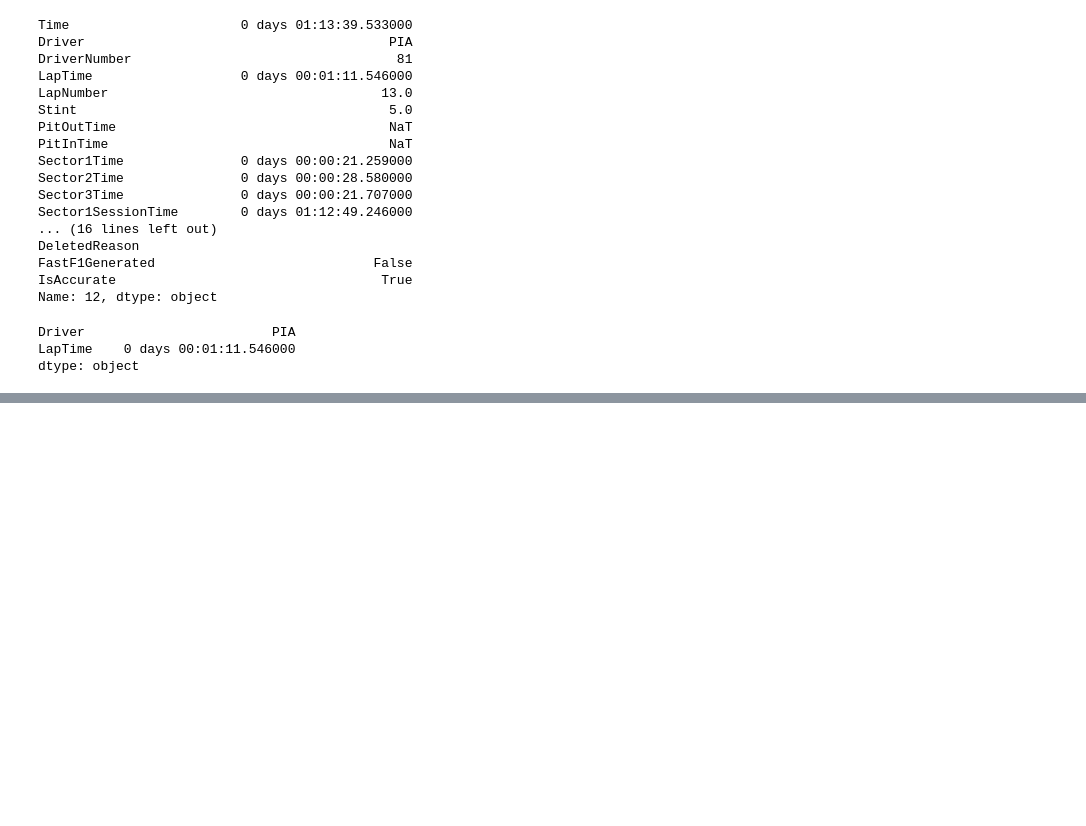
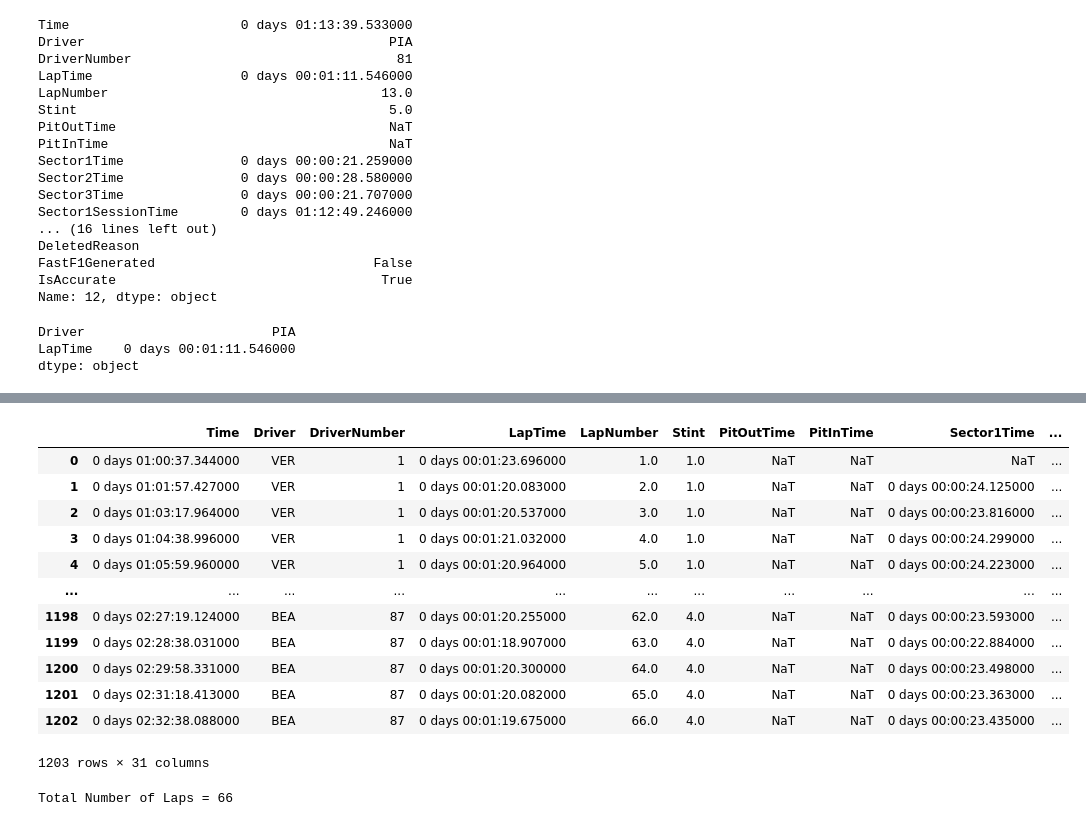
Before and after one commit to Mohandas-KJ/Slipstream-F1, a Jupyter notebook: 2026_Barcelona_GP/notebooks/02_results_and_laps.ipynb, the cells around one changed output, grey strips where cells are left out. Cells and saved outputs as stored; diff of their text form; code cells hidden in the pictures; blank space fills up the shorter version.

```diff
--- a/2026_Barcelona_GP/notebooks/02_results_and_laps.ipynb
+++ b/2026_Barcelona_GP/notebooks/02_results_and_laps.ipynb
@@ -195,0 +226,16 @@ dtype: object
+# %%
+race_laps
+# %% [output]
+|  | Time | Driver | DriverNumber | LapTime | LapNumber | Stint | PitOutTime | PitInTime | Sector1Time | ... |
+| 0 | 0 days 01:00:37.344000 | VER | 1 | 0 days 00:01:23.696000 | 1.0 | 1.0 | NaT | NaT | NaT | ... |
+| 1 | 0 days 01:01:57.427000 | VER | 1 | 0 days 00:01:20.083000 | 2.0 | 1.0 | NaT | NaT | 0 days 00:00:24.125000 | ... |
+| 2 | 0 days 01:03:17.964000 | VER | 1 | 0 days 00:01:20.537000 | 3.0 | 1.0 | NaT | NaT | 0 days 00:00:23.816000 | ... |
+| 3 | 0 days 01:04:38.996000 | VER | 1 | 0 days 00:01:21.032000 | 4.0 | 1.0 | NaT | NaT | 0 days 00:00:24.299000 | ... |
+| 4 | 0 days 01:05:59.960000 | VER | 1 | 0 days 00:01:20.964000 | 5.0 | 1.0 | NaT | NaT | 0 days 00:00:24.223000 | ... |
+| ... | ... | ... | ... | ... | ... | ... | ... | ... | ... | ... |
+| 1198 | 0 days 02:27:19.124000 | BEA | 87 | 0 days 00:01:20.255000 | 62.0 | 4.0 | NaT | NaT | 0 days 00:00:23.593000 | ... |
+| 1199 | 0 days 02:28:38.031000 | BEA | 87 | 0 days 00:01:18.907000 | 63.0 | 4.0 | NaT | NaT | 0 days 00:00:22.884000 | ... |
+| 1200 | 0 days 02:29:58.331000 | BEA | 87 | 0 days 00:01:20.300000 | 64.0 | 4.0 | NaT | NaT | 0 days 00:00:23.498000 | ... |
+| 1201 | 0 days 02:31:18.413000 | BEA | 87 | 0 days 00:01:20.082000 | 65.0 | 4.0 | NaT | NaT | 0 days 00:00:23.363000 | ... |
+| 1202 | 0 days 02:32:38.088000 | BEA | 87 | 0 days 00:01:19.675000 | 66.0 | 4.0 | NaT | NaT | 0 days 00:00:23.435000 | ... |
+1203 rows × 31 columns
@@ -195,0 +246,4 @@ dtype: object
+# %%
+print(f"Total Number of Laps = {race_laps["LapNumber"].nunique()}")
+# %% [output]
+Total Number of Laps = 66
```
Also changed, not shown: parts of 11 cells of this notebook, 2 other files.
